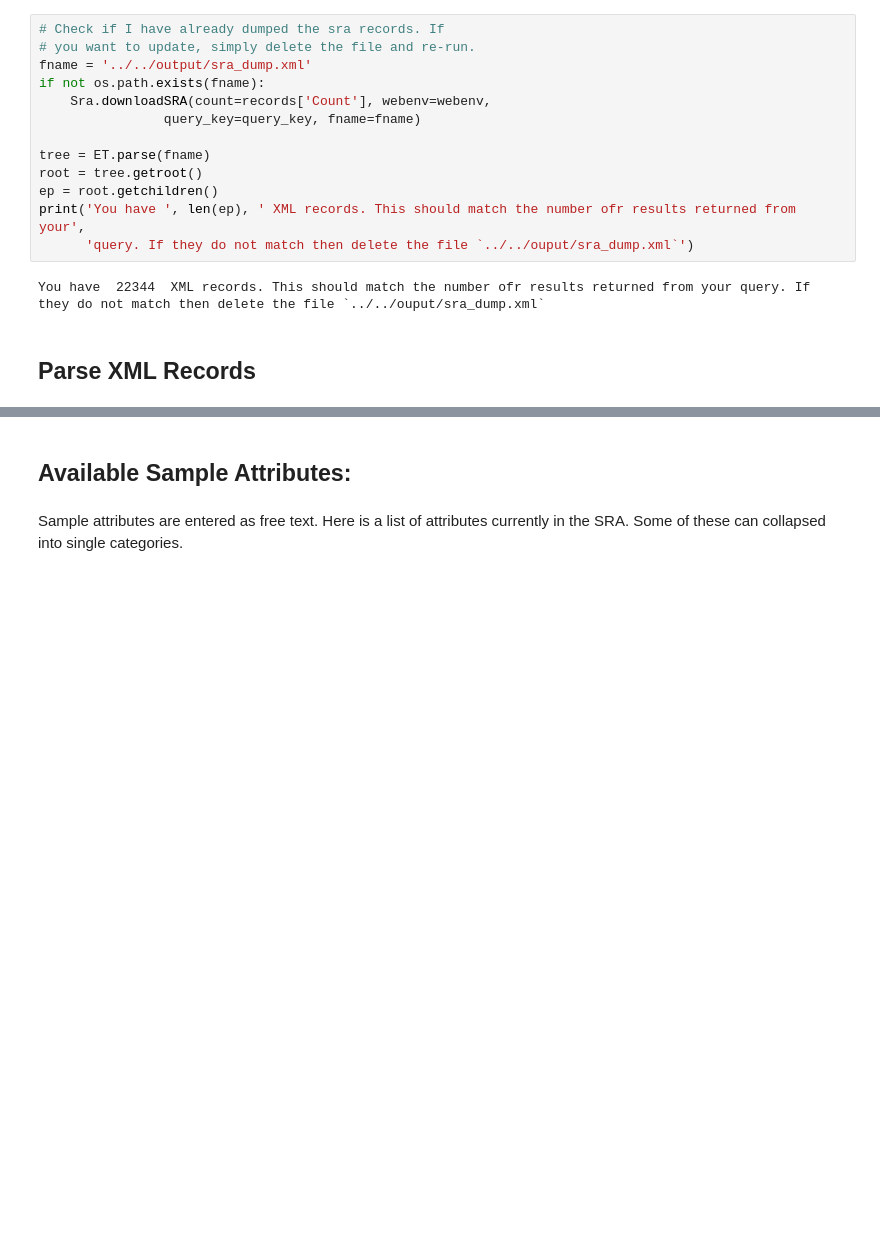
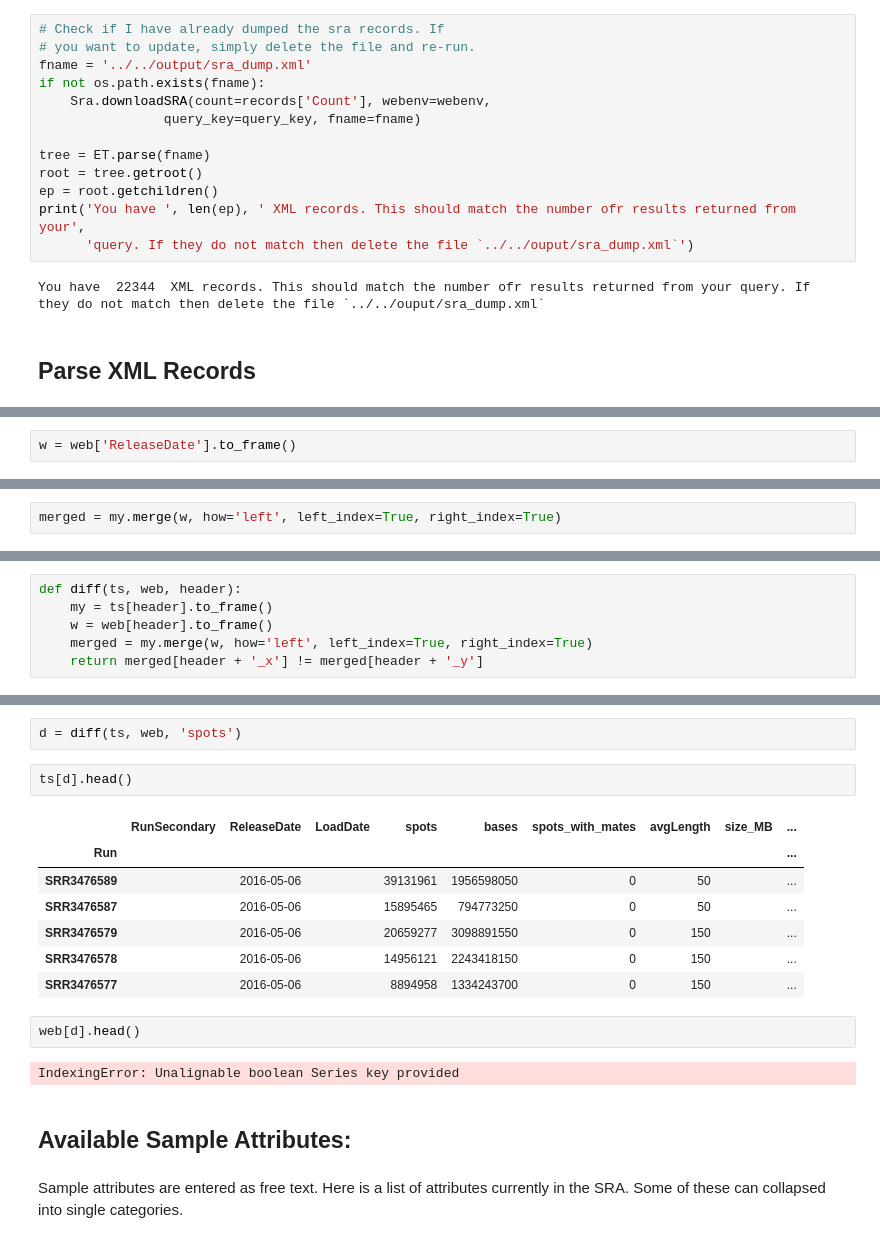
Before and after one commit to jfear/ncbi_remap, a Jupyter notebook: notebook/develop/2016-08-01_sra_query.ipynb, the cells around one changed output, grey strips where cells are left out. Cells and saved outputs as stored; diff of their text form; blank space fills up the shorter version.

Commit message:
Working version of table parser

```diff
--- a/notebook/develop/2016-08-01_sra_query.ipynb
+++ b/notebook/develop/2016-08-01_sra_query.ipynb
@@ -192,0 +255,2 @@ r.find('IDENTIFIERS/PRIMARY_ID').text
+# %%
+w = web['ReleaseDate'].to_frame()
@@ -192,0 +277,2 @@ r.find('IDENTIFIERS/PRIMARY_ID').text
+# %%
+merged = my.merge(w, how='left', left_index=True, right_index=True)
@@ -192,0 +293,6 @@ r.find('IDENTIFIERS/PRIMARY_ID').text
+# %%
+def diff(ts, web, header):
+    my = ts[header].to_frame()
+    w = web[header].to_frame()
+    merged = my.merge(w, how='left', left_index=True, right_index=True)
+    return merged[header + '_x'] != merged[header + '_y']
@@ -193,3 +338,19 @@ r.find('IDENTIFIERS/PRIMARY_ID').text
+# %%
+d = diff(ts, web, 'spots')
+# %%
+ts[d].head()
+# %% [output]
+|  | RunSecondary | ReleaseDate | LoadDate | spots | bases | spots_with_mates | avgLength | size_MB | ... |
+| Run |  |  |  |  |  |  |  |  | ... |
+| SRR3476589 |  | 2016-05-06 |  | 39131961 | 1956598050 | 0 | 50 |  | ... |
+| SRR3476587 |  | 2016-05-06 |  | 15895465 | 794773250 | 0 | 50 |  | ... |
+| SRR3476579 |  | 2016-05-06 |  | 20659277 | 3098891550 | 0 | 150 |  | ... |
+| SRR3476578 |  | 2016-05-06 |  | 14956121 | 2243418150 | 0 | 150 |  | ... |
+| SRR3476577 |  | 2016-05-06 |  | 8894958 | 1334243700 | 0 | 150 |  | ... |
+# %%
+web[d].head()
+# %% [output]
+IndexingError: Unalignable boolean Series key provided
 # %% [markdown]
 ## Available Sample Attributes:
 # %% [markdown]
```
Also changed, not shown: parts of 33 cells of this notebook, 2 other files.
